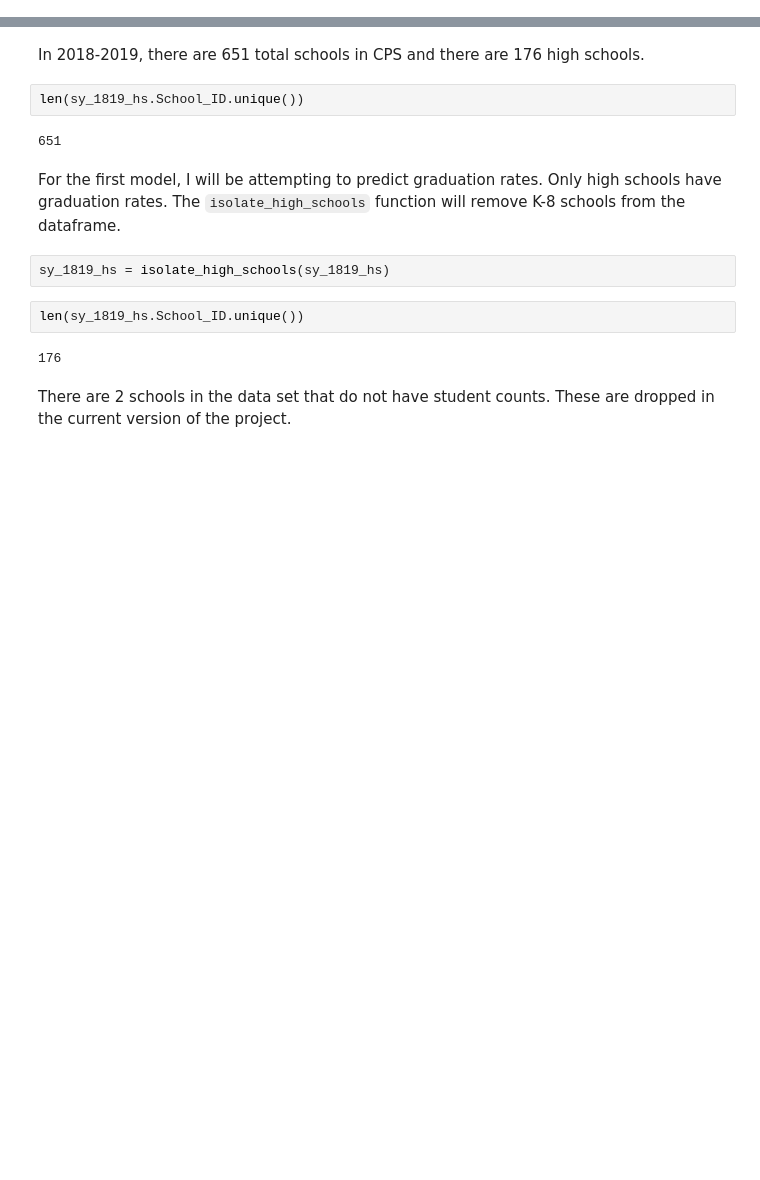
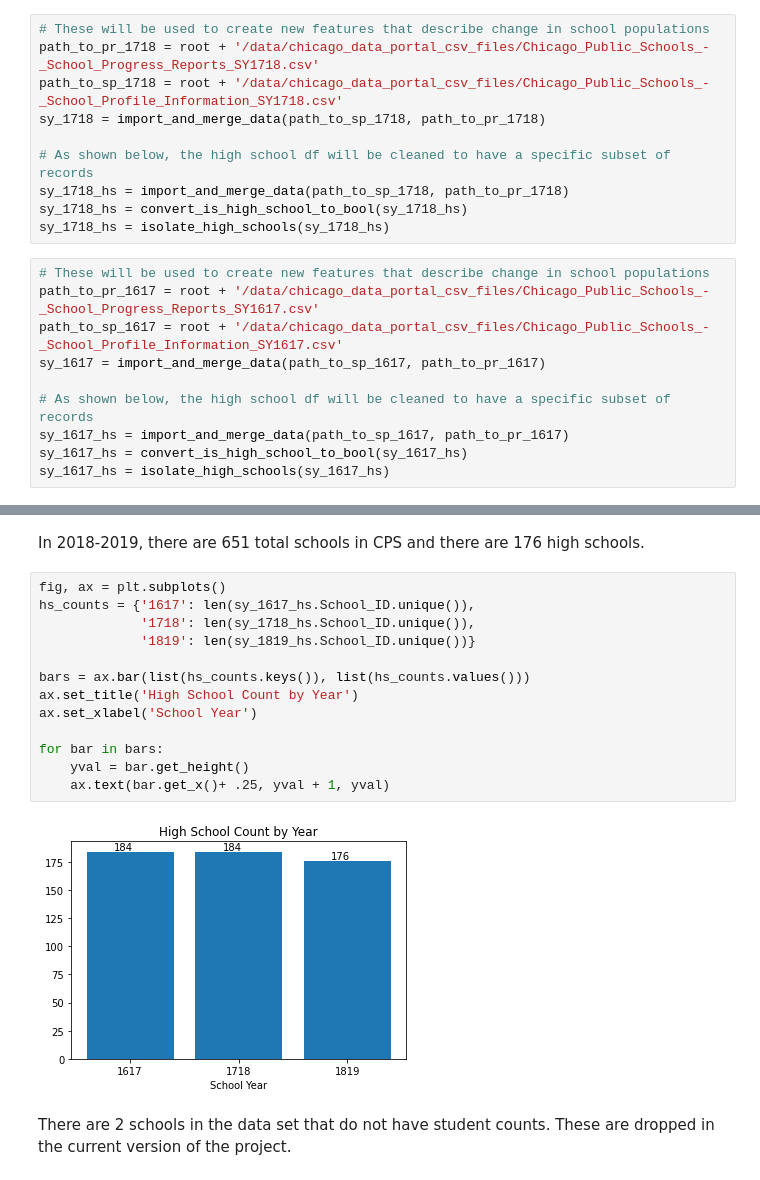
Before and after one commit to j-max/CPS_GradRate_Analysis, a Jupyter notebook: notebooks/eda/eda.ipynb, the cells around one changed output, grey strips where cells are left out. Saved outputs shown, nothing was run; the diff lists cells and outputs as text; blank space fills up the shorter version.

Commit message:
Add high school count plot

```diff
--- a/notebooks/eda/eda.ipynb
+++ b/notebooks/eda/eda.ipynb
@@ -40,19 +43,42 @@ sy_1718 = import_and_merge_data(path_to_sp_1718, path_to_pr_1718)
+# %%
+# These will be used to create new features that describe change in school populations
+path_to_pr_1718 = root + '/data/chicago_data_portal_csv_files/Chicago_Public_Schools_-_School_Progress_Reports_SY1718.csv'
+path_to_sp_1718 = root + '/data/chicago_data_portal_csv_files/Chicago_Public_Schools_-_School_Profile_Information_SY1718.csv'
+sy_1718 = import_and_merge_data(path_to_sp_1718, path_to_pr_1718)
+
+# As shown below, the high school df will be cleaned to have a specific subset of records
+sy_1718_hs = import_and_merge_data(path_to_sp_1718, path_to_pr_1718)
+sy_1718_hs = convert_is_high_school_to_bool(sy_1718_hs)
+sy_1718_hs = isolate_high_schools(sy_1718_hs)
+# %%
+# These will be used to create new features that describe change in school populations
+path_to_pr_1617 = root + '/data/chicago_data_portal_csv_files/Chicago_Public_Schools_-_School_Progress_Reports_SY1617.csv'
+path_to_sp_1617 = root + '/data/chicago_data_portal_csv_files/Chicago_Public_Schools_-_School_Profile_Information_SY1617.csv'
+sy_1617 = import_and_merge_data(path_to_sp_1617, path_to_pr_1617)
+
+# As shown below, the high school df will be cleaned to have a specific subset of records
+sy_1617_hs = import_and_merge_data(path_to_sp_1617, path_to_pr_1617)
+sy_1617_hs = convert_is_high_school_to_bool(sy_1617_hs)
+sy_1617_hs = isolate_high_schools(sy_1617_hs)
 # %% [markdown]
 # School Counts
 # %% [markdown]
 In 2018-2019, there are 651 total schools in CPS and there are 176 high schools.
-# %%
-len(sy_1819_hs.School_ID.unique())
-# %% [output]
-651
-# %% [markdown]
-For the first model, I will be attempting to predict graduation rates.  Only high schools have graduation rates. The `isolate_high_schools` function will remove K-8 schools from the dataframe.
-# %%
-sy_1819_hs = isolate_high_schools(sy_1819_hs)
-# %%
-len(sy_1819_hs.School_ID.unique())
-# %% [output]
-176
+# %%
+fig, ax = plt.subplots()
+hs_counts = {'1617': len(sy_1617_hs.School_ID.unique()),
+             '1718': len(sy_1718_hs.School_ID.unique()),
+             '1819': len(sy_1819_hs.School_ID.unique())}
+
+bars = ax.bar(list(hs_counts.keys()), list(hs_counts.values()))
+ax.set_title('High School Count by Year')
+ax.set_xlabel('School Year')
+
+for bar in bars:
+    yval = bar.get_height()
+    ax.text(bar.get_x()+ .25, yval + 1, yval)
+# %% [output]
+[figure, added]
 # %% [markdown]
 There are 2 schools in the data set that do not have student counts.  These are dropped in the current version of the project.
 # %%
```
Also changed, not shown: parts of 4 cells of this notebook, 1 other file.
